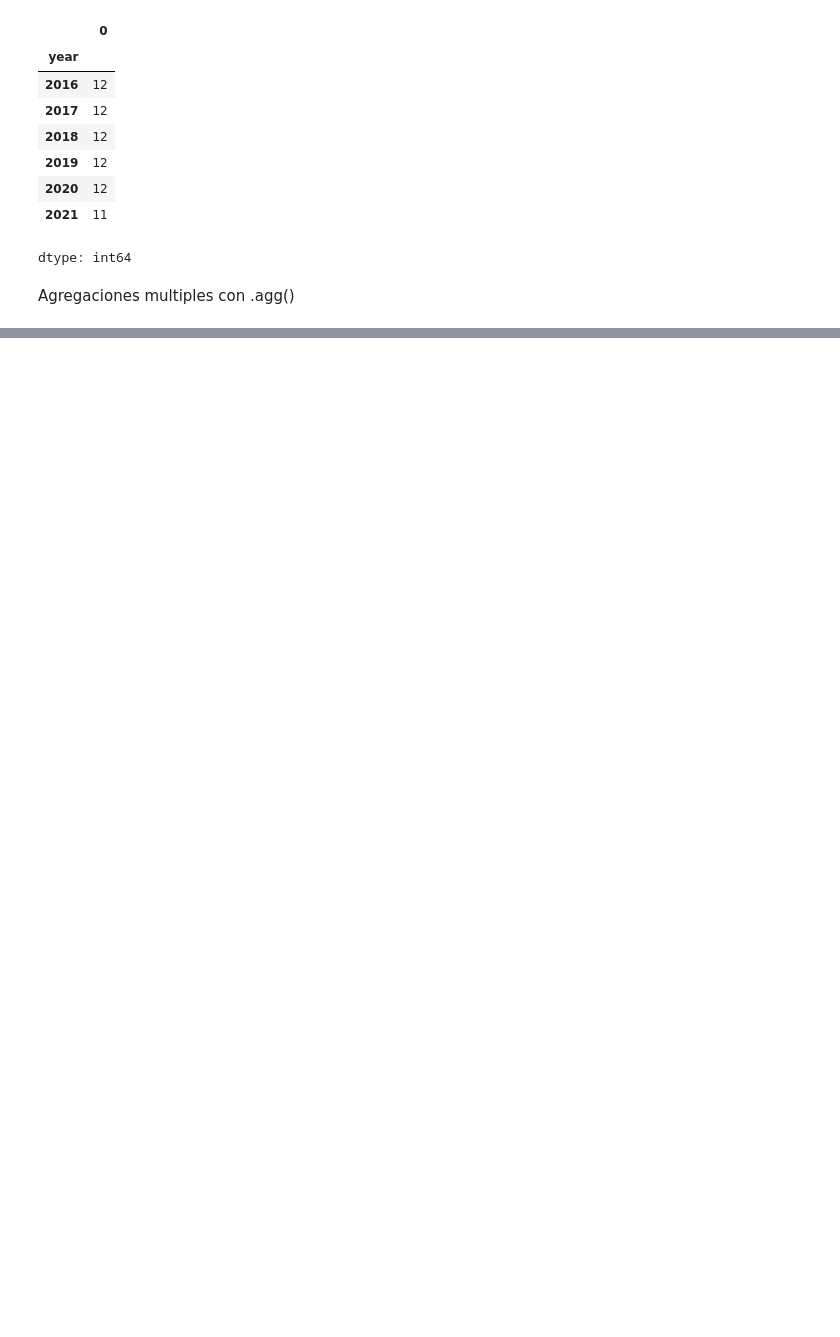
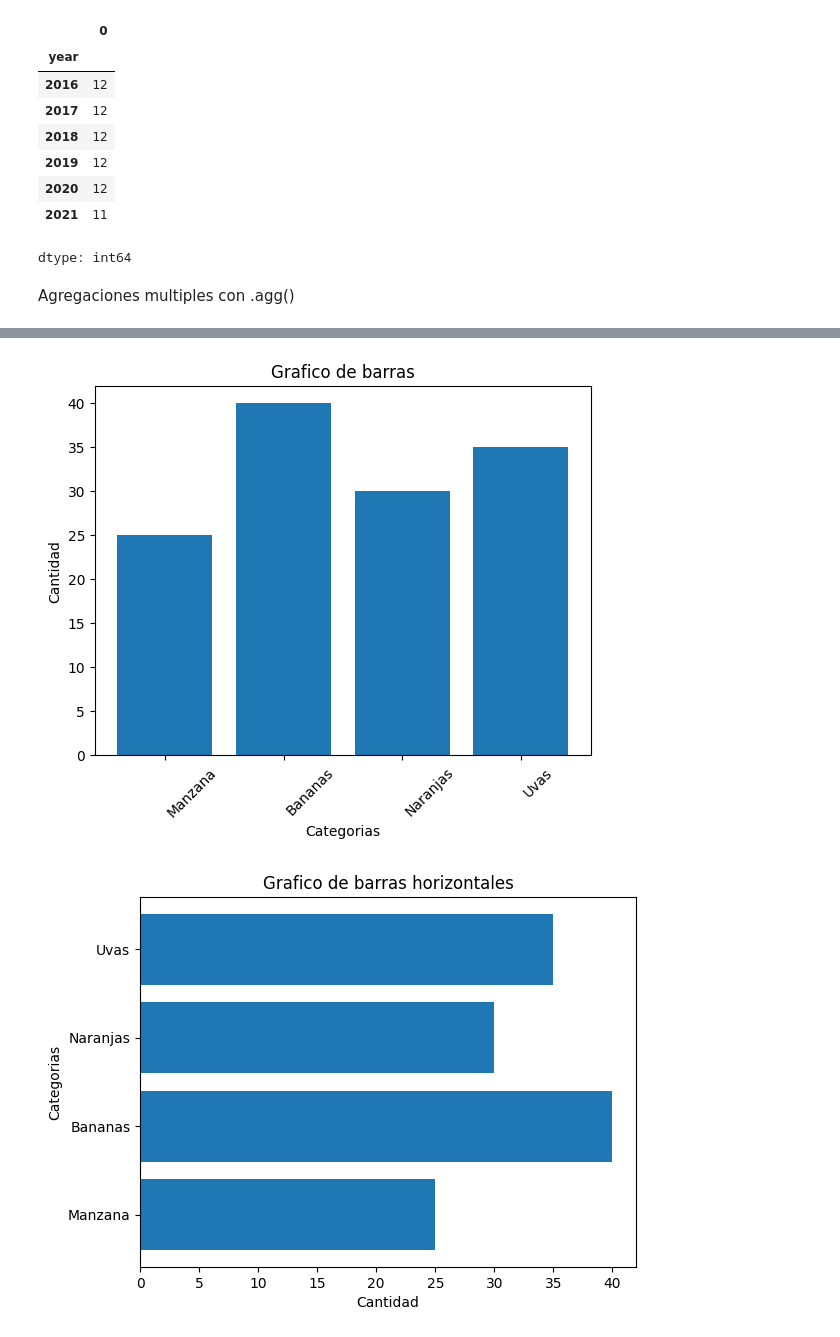
Before and after one commit to brunobobadilla06/Practica---Ciencia-de-Datos-I, a Jupyter notebook: Practica_2.ipynb, the cells around one changed output, grey strips where cells are left out. Drawn from its saved outputs; the diff is of its cells as text; code cells hidden in the pictures; blank space fills up the shorter version.

```diff
--- a/Practica_2.ipynb
+++ b/Practica_2.ipynb
@@ -160,0 +352,39 @@ Agregaciones multiples con .agg()
+# %%
+# Grafico de barras
+# Para comparar cantidades en diferentes categorias
+
+# Datos de ejemplo
+categorias = ['Manzana', 'Bananas', 'Naranjas', 'Uvas']
+cantidades = [25, 40, 30, 35]
+
+# Crear figuras y ejes
+fig, ax = plt.subplots()
+
+# Crear grafico de barras
+ax.bar(categorias, cantidades)
+
+# Etiquetamos y titulamos
+ax.set_xlabel('Categorias')
+ax.set_ylabel('Cantidad')
+ax.set_title('Grafico de barras')
+
+# Opcional: Rotar etiquetas del eje X si son largas
+plt.xticks(rotation=45, ha='left')
+
+# Mostrar el grafico
+plt.show()
+
+# Grafico de barras Horizontal
+fig, ax = plt.subplots()
+ax.barh(categorias, cantidades)
+
+# Etiquetas del grafico de barras horizontales ejes invertidos
+ax.set_xlabel('Cantidad')
+ax.set_ylabel('Categorias')
+ax.set_title('Grafico de barras horizontales')
+
+# Mostrar el grafico
+plt.show()
+# %% [output]
+[figure, added]
+[figure, added]
```
Also changed, not shown: parts of 26 cells of this notebook.
